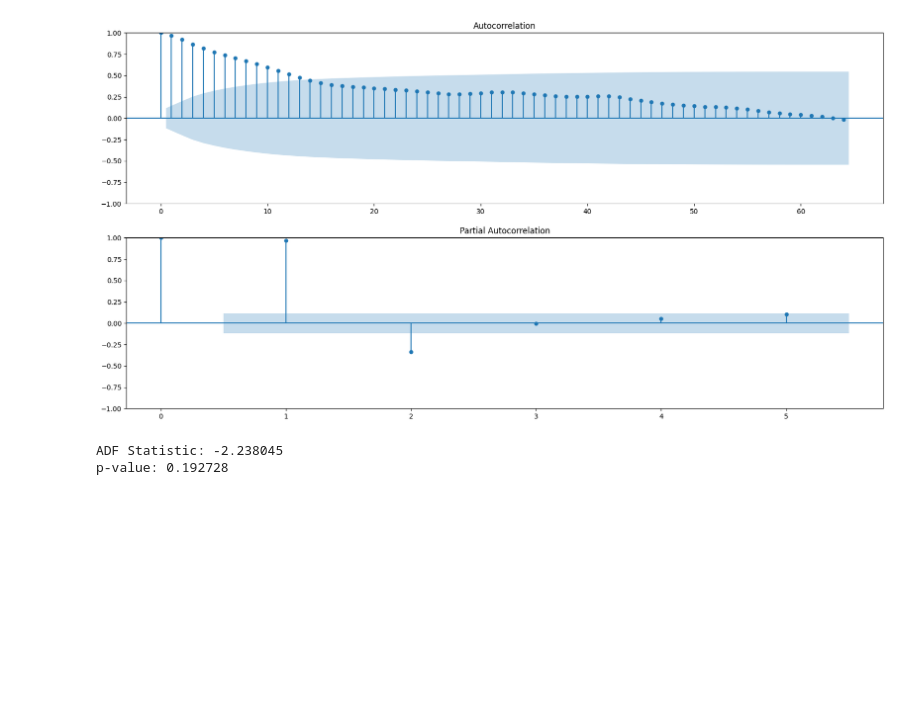
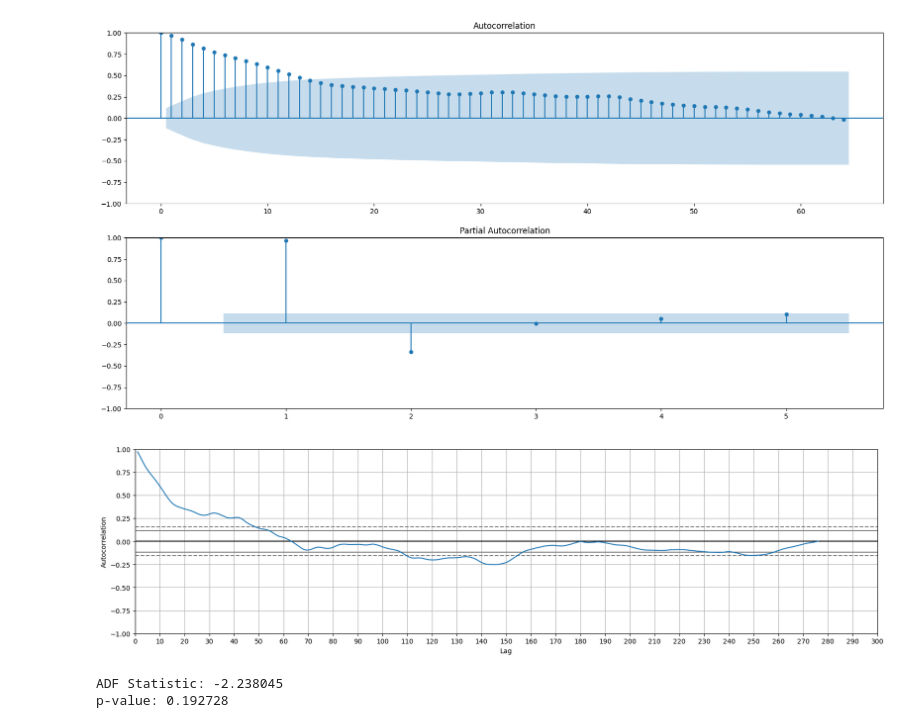
Before and after one commit to ge0rgeth0mas/domestic-market-blow-molding, a Jupyter notebook: domestic_market_blow_molding/EDA/univariate_ARIMA_eda.ipynb, the cells around one changed output. Saved outputs shown, nothing was run; the diff lists cells and outputs as text; code cells hidden in the pictures; blank space fills up the shorter version.

```diff
--- a/domestic_market_blow_molding/EDA/eda.ipynb
+++ b/domestic_market_blow_molding/EDA/univariate_ARIMA_eda.ipynb
@@ -74,6 +74,17 @@ plot_pacf(uv_data, ax=ax2,lags=5)
 plt.show()
 # %% [output]
 [figure]
+# %%
+from pandas.plotting import autocorrelation_plot
+plt.figure(figsize=(20, 5))
+autocorrelation_plot(uv_data['target'])
+existing_ticks = plt.xticks()[0]
+new_ticks = np.linspace(existing_ticks.min(), existing_ticks.max(), 31 )
+plt.xticks(new_ticks)
+
+plt.show()
+# %% [output]
+[figure, added]
 # %%
 # ARIMA requires the data to be stationary. We can check this by using Augmented Dickey-Fuller test:
 from statsmodels.tsa.stattools import adfuller
```
Also changed, not shown: parts of 12 cells of this notebook, 2 other files.
